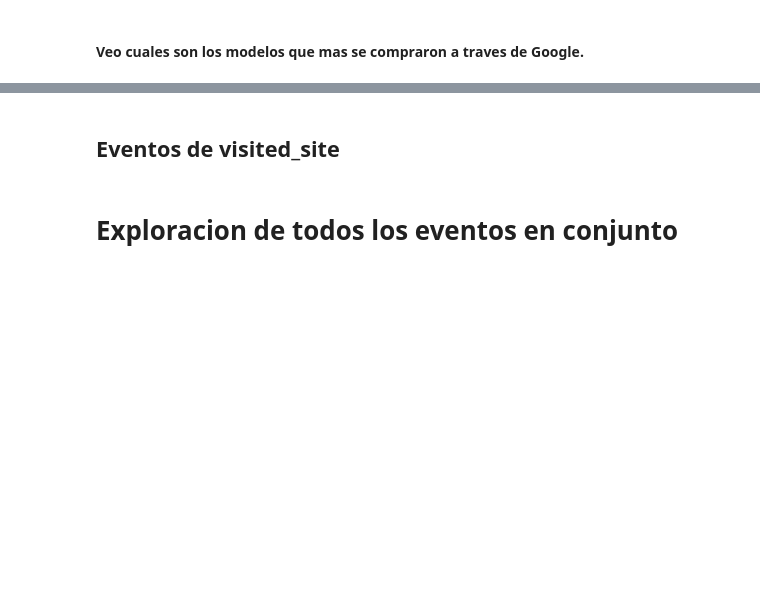
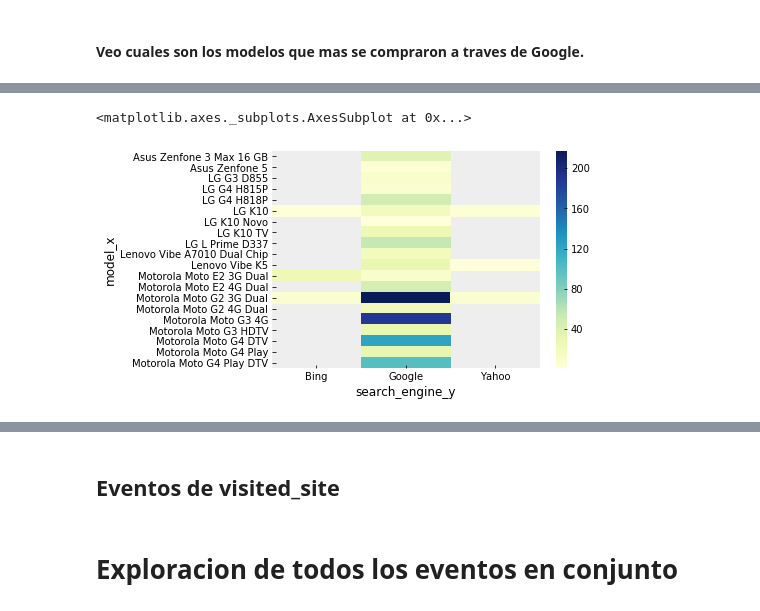
Before and after one commit to juanpcapurro/tp_datos_2c2018, a Jupyter notebook: analisis_exploratorio.ipynb, the cells around one changed output, grey strips where cells are left out. Cells and saved outputs as stored; diff of their text form; code cells hidden in the pictures; blank space fills up the shorter version.

```diff
--- a/analisis_exploratorio.ipynb
+++ b/analisis_exploratorio.ipynb
@@ -93,0 +120,5 @@ raw_eventos[raw_eventos['event'] == 'conversion']['search_engine'].dropna().head
+# %%
+sns.heatmap(pivot[:20], cmap = 'YlGnBu')
+# %% [output]
+<matplotlib.axes._subplots.AxesSubplot at 0x...>
+[figure, added]
```
Also changed, not shown: parts of 13 cells of this notebook.
